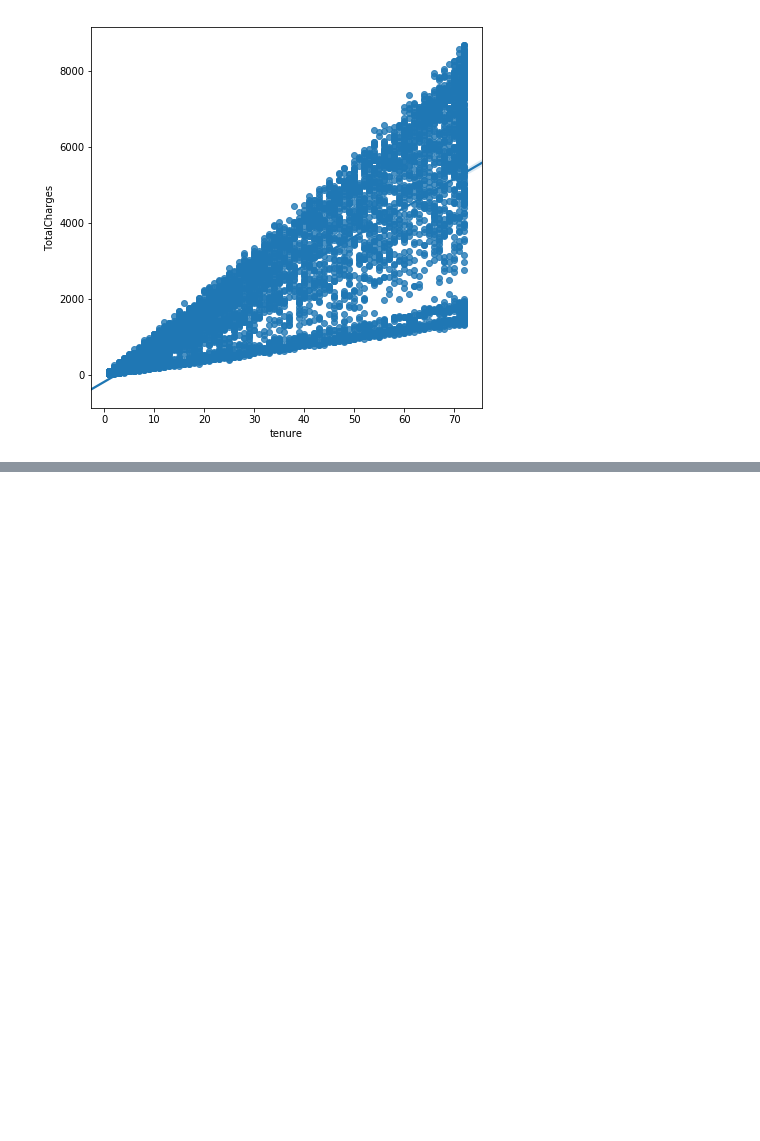
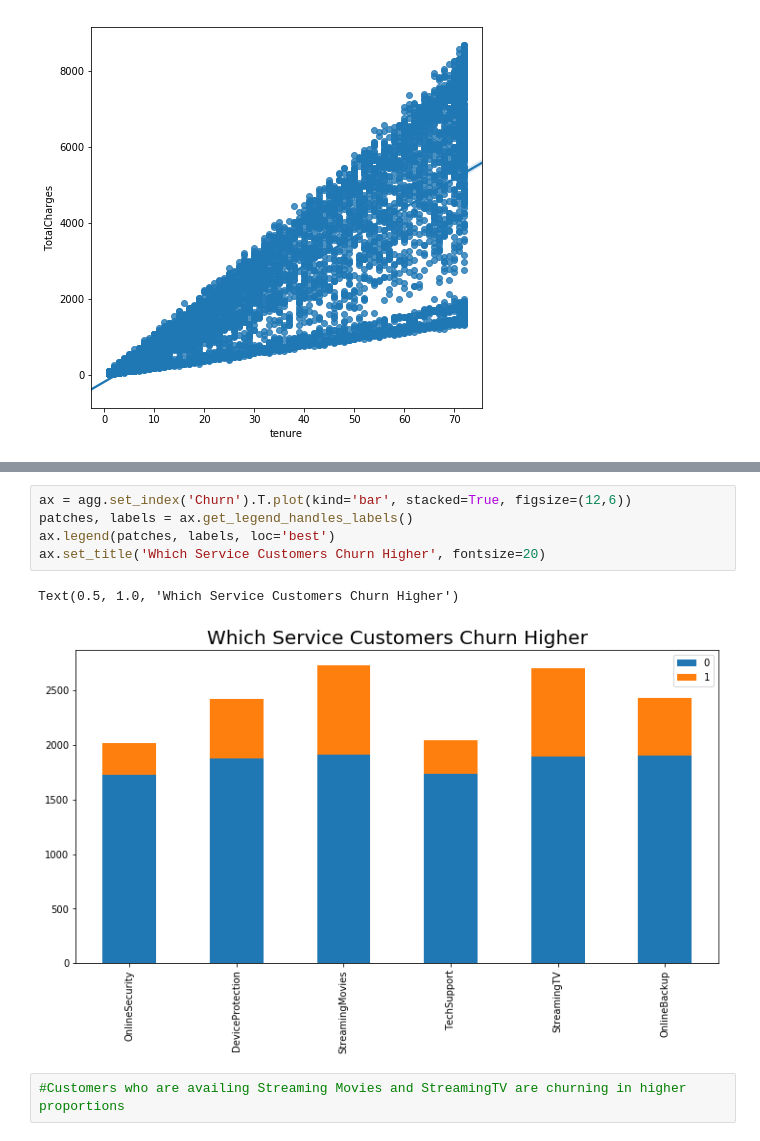
Before and after one commit to enriqueferrao/Telco_Customer_Churn, a Jupyter notebook: Telco_Customer_Churn.ipynb, the cells around one changed output, grey strips where cells are left out. Cells and saved outputs as stored; diff of their text form; blank space fills up the shorter version.

```diff
--- a/Telco_Customer_Churn.ipynb
+++ b/Telco_Customer_Churn.ipynb
@@ -118,0 +156,10 @@ sns.regplot(x = 'tenure', y = 'TotalCharges', data = file_data)
+# %%
+ax = agg.set_index('Churn').T.plot(kind='bar', stacked=True, figsize=(12,6))
+patches, labels = ax.get_legend_handles_labels()
+ax.legend(patches, labels, loc='best')
+ax.set_title('Which Service Customers Churn Higher', fontsize=20)
+# %% [output]
+Text(0.5, 1.0, 'Which Service Customers Churn Higher')
+[figure, added]
+# %%
+#Customers who are availing Streaming Movies and StreamingTV are churning in higher proportions
```
Also changed, not shown: parts of 16 cells of this notebook.
